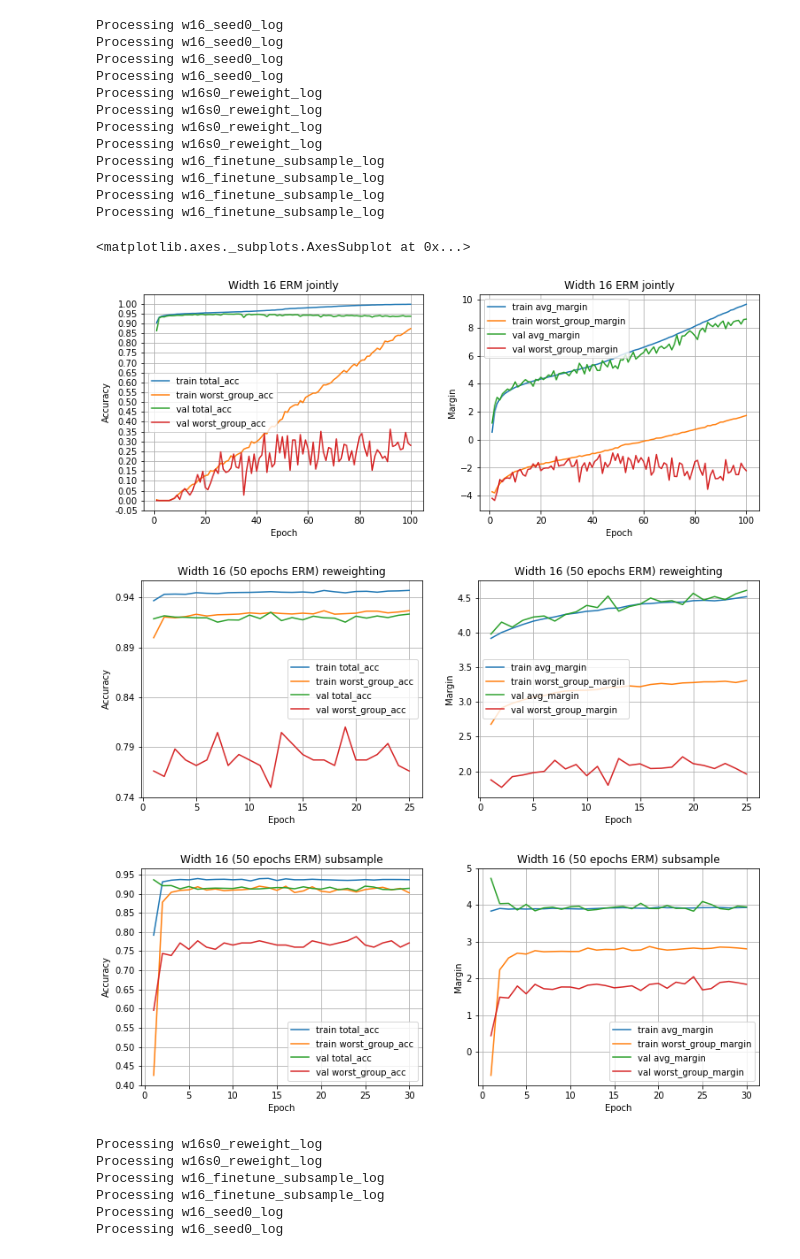
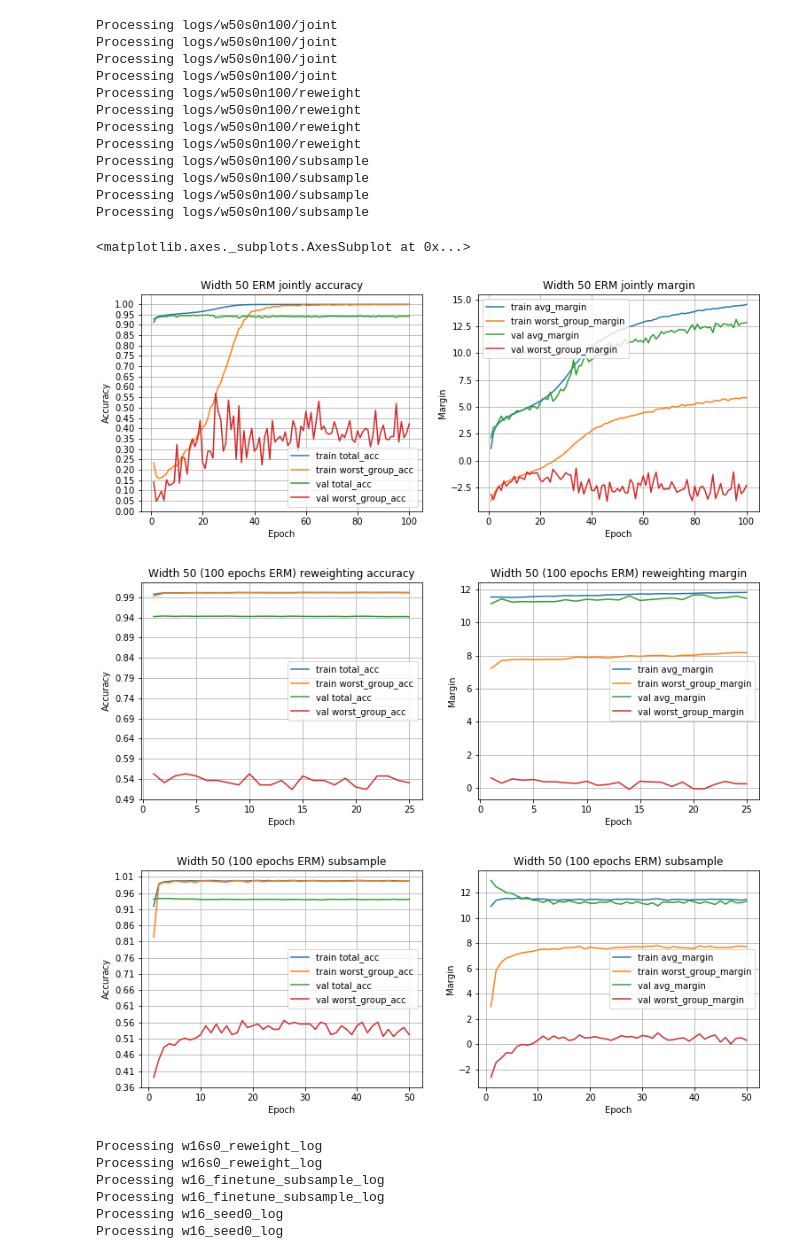
Before and after one commit to timmytonga/two-phase-spurious, a Jupyter notebook: Visualization.ipynb, the cells around one changed output. Cells and saved outputs as stored; diff of their text form; code cells hidden in the pictures.

```diff
--- a/Visualization.ipynb
+++ b/Visualization.ipynb
@@ -18,9 +10,10 @@ import os, sys, json, argparse
 import pickle
 import matplotlib.ticker as ticker
 
-reweight_log_dirs = ['w16s0_reweight_log']
-subsample_log_dirs = ['w16_finetune_subsample_log']
-jointtrain_log_dirs = ['w16_seed0_log', 'w50_seed0_log']
+widths = [16, 50]
+reweight_log_dirs = [f'logs/w{width}s0n100/reweight' for width in widths]
+subsample_log_dirs = [f'logs/w{width}s0n100/subsample' for width in widths]
+jointtrain_log_dirs = [f'logs/w{width}s0n100/joint' for width in widths]
 
 keys = ['epoch', 'total_acc', 'group0_acc', 'group1_acc', 'group2_acc',
         'group3_acc', 'split_acc', 'loss', 'avg_margin', 'group0_margin',
@@ -45,7 +38,7 @@ def plot_accuracies(rundir, name=None, axs=None):
         df = pd.read_csv(log_path)
         ax.plot(df['epoch'], df['total_acc'], label=f'{split} total_acc')
 #         ax.plot(df['epoch'], df['split_acc'], label=f'{split} split_acc')
-        ax.plot(df['epoch'], df['group3_acc'], label=f'{split} worst_group_acc')
+        ax.plot(df['epoch'], df['total_acc:g3'], label=f'{split} worst_group_acc')
     ax.set(xlabel='Epoch', ylabel='Accuracy',
        title=('Accuracies' if name is None else name))
     ax.legend()
@@ -79,44 +72,44 @@ def plot_margins(rundir, name=None, axs=None):
     ax.grid()
     return ax
 # %%
-idx = 0
-width = 16
-epochs = 50
+idx = 1
+width = 50
+epochs = 100
 
 fig0, (ax, ax0) = plt.subplots(1,2)
 fig0.set_size_inches(12.5, 4.5)
-plot_accuracies(jointtrain_log_dirs[idx], f'Width {width} ERM jointly', ax)
-plot_margins(jointtrain_log_dirs[idx], f'Width {width} ERM jointly', ax0)
+plot_accuracies(jointtrain_log_dirs[idx], f'Width {width} ERM jointly accuracy', ax)
+plot_margins(jointtrain_log_dirs[idx], f'Width {width} ERM jointly margin', ax0)
 
 
 fig1, (ax1, ax2) = plt.subplots(1,2)
 fig1.set_size_inches(12.5, 4.5)
-plot_accuracies(reweight_log_dirs[idx], f'Width {width} ({epochs} epochs ERM) reweighting', ax1)
-plot_margins(reweight_log_dirs[idx], f'Width {width} ({epochs} epochs ERM) reweighting', ax2)
+plot_accuracies(reweight_log_dirs[idx], f'Width {width} ({epochs} epochs ERM) reweighting accuracy', ax1)
+plot_margins(reweight_log_dirs[idx], f'Width {width} ({epochs} epochs ERM) reweighting margin', ax2)
 
 
 
 fig2, (ax3, ax4) = plt.subplots(1,2)
 fig2.set_size_inches(12.5, 4.5)
 plot_accuracies(subsample_log_dirs[idx], f'Width {width} ({epochs} epochs ERM) subsample', ax3)
 plot_margins(subsample_log_dirs[idx], f'Width {width} ({epochs} epochs ERM) subsample', ax4)
 # %% [output]
-Processing w16_seed0_log
-Processing w16_seed0_log
-Processing w16_seed0_log
-Processing w16_seed0_log
-Processing w16s0_reweight_log
-Processing w16s0_reweight_log
-Processing w16s0_reweight_log
-Processing w16s0_reweight_log
-Processing w16_finetune_subsample_log
-Processing w16_finetune_subsample_log
-Processing w16_finetune_subsample_log
-Processing w16_finetune_subsample_log
+Processing logs/w50s0n100/joint
+Processing logs/w50s0n100/joint
+Processing logs/w50s0n100/joint
+Processing logs/w50s0n100/joint
+Processing logs/w50s0n100/reweight
+Processing logs/w50s0n100/reweight
+Processing logs/w50s0n100/reweight
+Processing logs/w50s0n100/reweight
+Processing logs/w50s0n100/subsample
+Processing logs/w50s0n100/subsample
+Processing logs/w50s0n100/subsample
+Processing logs/w50s0n100/subsample
 <matplotlib.axes._subplots.AxesSubplot at 0x...>
-[figure, old version]
+[figure, new version]
-[figure, old version]
+[figure, new version]
-[figure, old version]
+[figure, new version]
 # %%
 # %% [output]
 Processing w16s0_reweight_log
```
Also changed, not shown: parts of 1 cell of this notebook, 50 other files.
